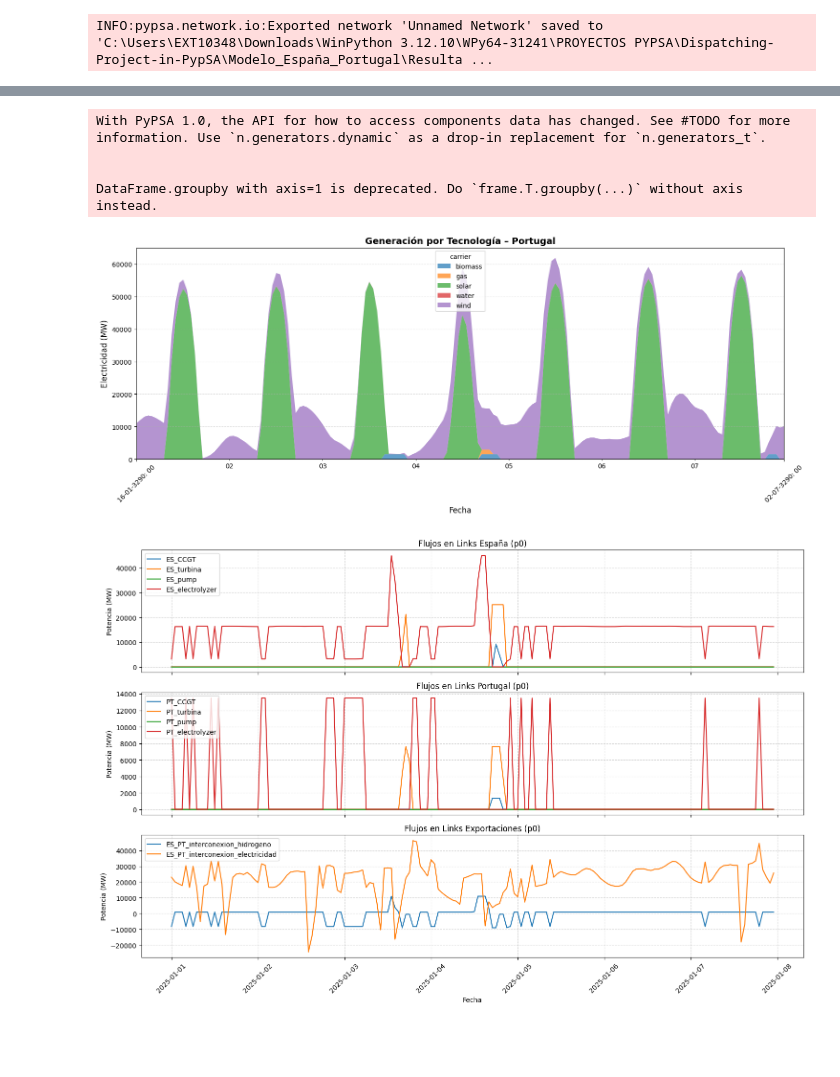
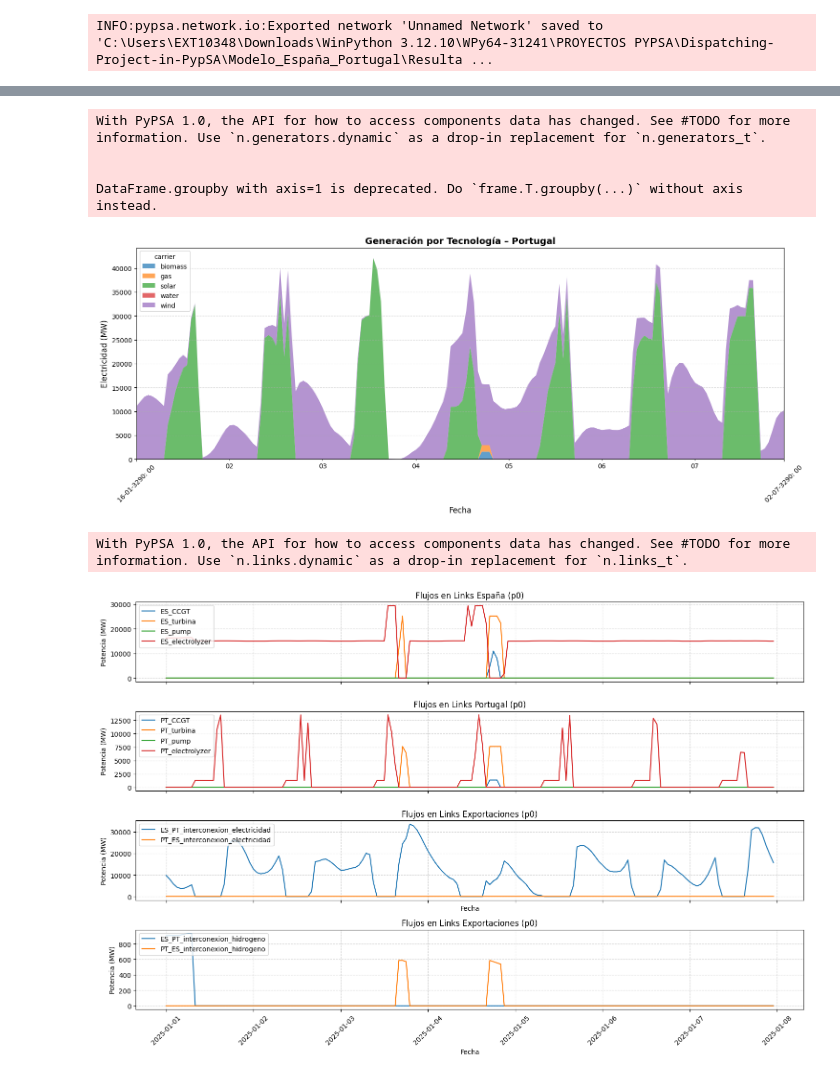
Before and after one commit to anabatres28-png/Dispatching-Project-in-PypSA, a Jupyter notebook: Modelo_España_Portugal/Modelo_ES_PT_Unido/Dispatching_Portugal_España_Unido.ipynb, the cells around one changed output, grey strips where cells are left out. Saved outputs shown, nothing was run; the diff lists cells and outputs as text; code cells hidden in the pictures; blank space fills up the shorter version.

```diff
--- a/Modelo_España_Portugal/Modelo_ES_PT_Unido/Dispatching_Portugal_España_Unido.ipynb
+++ b/Modelo_España_Portugal/Modelo_ES_PT_Unido/Dispatching_Portugal_España_Unido.ipynb
@@ -33,15 +33,14 @@ network.snapshot_weightings= pd.Series(single_weight,  index=network.snapshots)
 # REVISAR PORQUE CREO QUE AQUÍ YA HAGO LO QUE SE HACE EN EL EXCEL CON LA HOJA SNAPSHOT ENTONCES PODRÍA OMITIRSE SI METEMOS LA HOJA DE SNAPSHOTS DEL EXCEL AQUI.
 # %% [output]
 INFO:pypsa.network.index:Applying weightings to all columns of `snapshot_weightings`
+# %%
+data = pd.read_excel(
+    "modelo_dispatching_españa_portugal_unido.xlsx",
+    sheet_name=None,
+    engine="openpyxl"
+)
 # %% [markdown]
 Lectura de Hojas de Datos (excel integrado)
-# %%
-# Lectura de datos desde archivo Excel integrado
-data = pd.read_excel(
-    r"C:\\Users\\EXT10348\\Downloads\WinPython 3.12.10\WPy64-31241\\PROYECTOS PYPSA\Dispatching-Project-in-PypSA\\Modelo_España_Portugal\\Modelo_ES_PT_Unido\\modelo_dispatching_españa_portugal_unido.xlsx",
-    sheet_name=None,
-    engine="openpyxl"
-)
 # %%
 # Verificación de correcta lectura de datos
 print(data.keys())  # Muestra las hojas disponibles en el archivo Excel
@@ -50,6 +49,6 @@ dict_keys(['Guide Sheet', 'carriers', 'buses', 'generators', 'links', 'loads', '
 # %%
 
-file = r"C:\\Users\\EXT10348\\Downloads\WinPython 3.12.10\WPy64-31241\\PROYECTOS PYPSA\Dispatching-Project-in-PypSA\\Modelo_España_Portugal\\Modelo_ES_PT_Unido\\modelo_dispatching_españa_portugal_unido.xlsx" # Ruta al archivo Excel
+file = "modelo_dispatching_españa_portugal_unido.xlsx"
 hours_week = 168 # flexible para definir semanas
 hours_year = 8760 # flexible para definir años
 #---------------------------------------------------------------------------------------------------------
@@ -517,7 +516,6 @@ for _, lk in df_links.iterrows():
         bus0=lk["bus0"].strip(),
         bus1=lk["bus1"].strip(),
         p_nom=lk["p_nom"],
-        p_min_pu=lk["p_min_pu"],
         efficiency=lk["efficiency"],
         marginal_cost=lk["marginal_cost"],
         carrier=lk["carrier"],
@@ -1027,4 +995,4 @@ With PyPSA 1.0, the API for how to access components data has changed. See #TODO
 
 
 DataFrame.groupby with axis=1 is deprecated. Do `frame.T.groupby(...)` without axis instead.
-[figure, old version]
+[figure, new version]
@@ -1062,39 +999,76 @@ DataFrame.groupby with axis=1 is deprecated. Do `frame.T.groupby(...)` without a
 # %%
+p0 = network.links_t.p0
+links_ES = [
+    "ES_CCGT",
+    "ES_turbina",
+    "ES_pump",
+    "ES_electrolyzer",
+]
 
-# --- Crear figura con 3 subplots ---
-fig, axes = plt.subplots(3, 1, figsize=(15, 10), sharex=True)  # 3 filas, 1 columna
+links_PT = [
+    "PT_CCGT",
+    "PT_turbina",
+    "PT_pump",
+    "PT_electrolyzer",
+]
+
+links_exportaciones_electricidad = [
+    "ES_PT_interconexion_electricidad",
+    "PT_ES_interconexion_electricidad",
+]
+
+links_exportaciones_hidrogeno = [
+    "ES_PT_interconexion_hidrogeno",
+    "PT_ES_interconexion_hidrogeno",
+]
+
+# --- Crear figura con 4 subplots ---
+fig, axes = plt.subplots(4, 1, figsize=(15, 10), sharex=True)  # 3 filas, 1 columna
 
 # --- GRAFICO ESPAÑA ---
-for link in links_ES_specific:
+for link in links_ES:
     if link in p0.columns:
         axes[0].plot(network.snapshots, p0[link], label=link)
 axes[0].set_title("Flujos en Links España (p0)")
 axes[0].set_ylabel("Potencia (MW)")
 axes[0].grid(True, linestyle="--", alpha=0.5)
 axes[0].legend(loc="upper left")
 
 # --- GRAFICO PORTUGAL ---
-for link in links_PT_specific:
+for link in links_PT:
     if link in p0.columns:
         axes[1].plot(network.snapshots, p0[link], label=link)
 axes[1].set_title("Flujos en Links Portugal (p0)")
 axes[1].set_ylabel("Potencia (MW)")
 axes[1].grid(True, linestyle="--", alpha=0.5)
 axes[1].legend(loc="upper left")
 
-# --- GRAFICO EXPORTACIONES ---
-for link in links_exportaciones_specific:
+# --- GRAFICO EXPORTACIONES electricidad ---
+for link in links_exportaciones_electricidad:
     if link in p0.columns:
         axes[2].plot(network.snapshots, p0[link], label=link)
 axes[2].set_title("Flujos en Links Exportaciones (p0)")
 axes[2].set_xlabel("Fecha")
 axes[2].set_ylabel("Potencia (MW)")
 axes[2].grid(True, linestyle="--", alpha=0.5)
 axes[2].legend(loc="upper left")
 
+
+
+# --- GRAFICO EXPORTACIONES hidrogeno---
+for link in links_exportaciones_hidrogeno:
+    if link in p0.columns:
+        axes[3].plot(network.snapshots, p0[link], label=link)
+axes[3].set_title("Flujos en Links Exportaciones (p0)")
+axes[3].set_xlabel("Fecha")
+axes[3].set_ylabel("Potencia (MW)")
+axes[3].grid(True, linestyle="--", alpha=0.5)
+axes[3].legend(loc="upper left")
+
 # Ajustar diseño
 plt.xticks(rotation=45)
 plt.tight_layout()
 plt.show()
 # %% [output]
+With PyPSA 1.0, the API for how to access components data has changed. See #TODO for more information. Use `n.links.dynamic` as a drop-in replacement for `n.links_t`.
-[figure, old version]
+[figure, new version]
```
Also changed, not shown: parts of 29 cells of this notebook, 2 other files.
